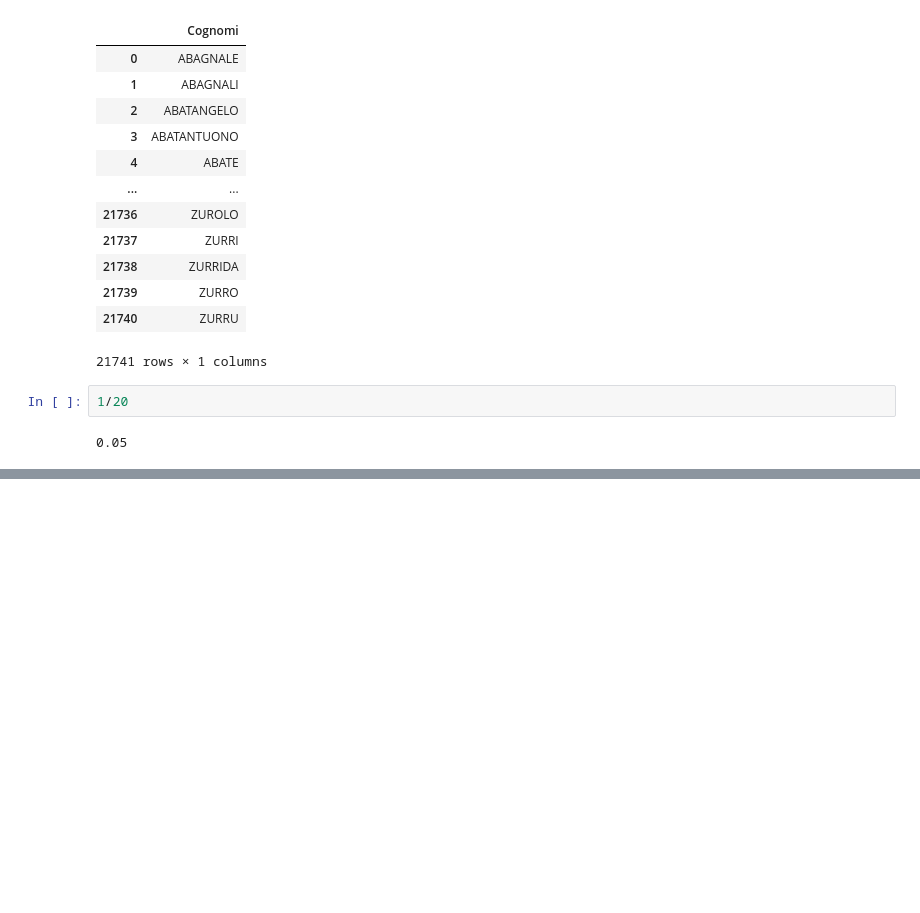
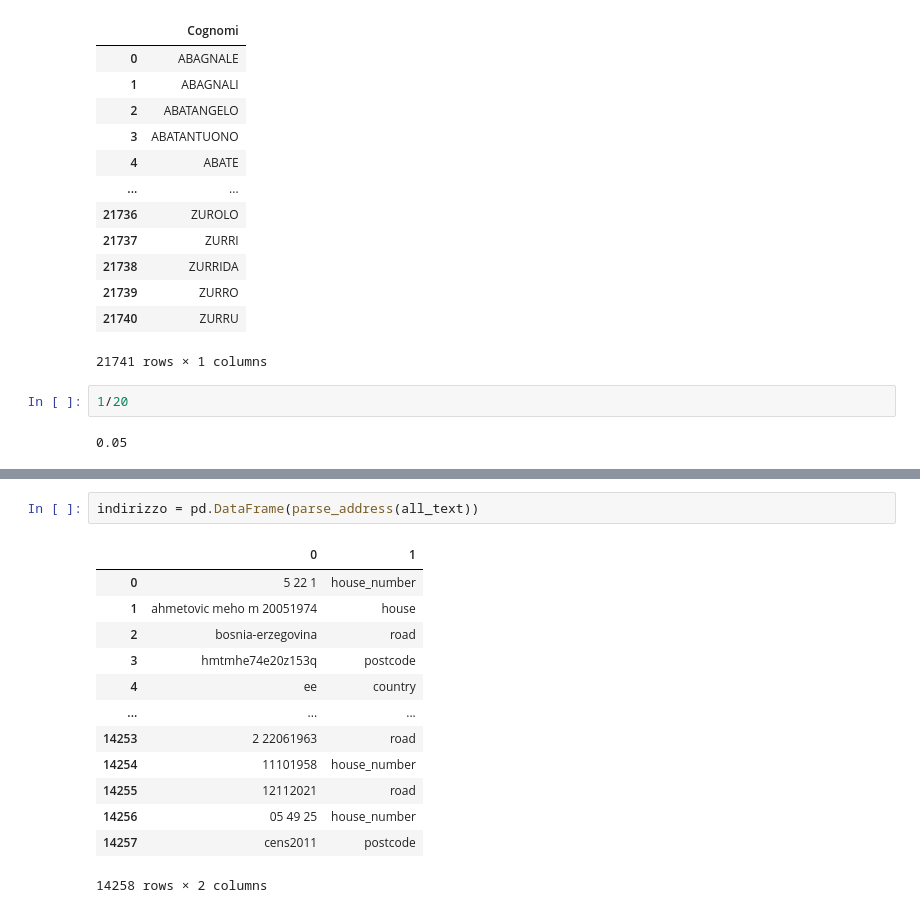
Before and after one commit to sergiorolnic/anonim, a Jupyter notebook: Spacy.ipynb, the cells around one changed output, grey strips where cells are left out. Cells and saved outputs as stored; diff of their text form; blank space fills up the shorter version.

```diff
--- a/Spacy.ipynb
+++ b/Spacy.ipynb
@@ -583,0 +732,16 @@ for index, row in data.iterrows():
+# %%
+indirizzo = pd.DataFrame(parse_address(all_text))
+# %% [output]
+|  | 0 | 1 |
+| 0 | 5 22 1 | house_number |
+| 1 | ahmetovic meho m 20051974 | house |
+| 2 | bosnia-erzegovina | road |
+| 3 | hmtmhe74e20z153q | postcode |
+| 4 | ee | country |
+| ... | ... | ... |
+| 14253 | 2 22061963 | road |
+| 14254 | 11101958 | house_number |
+| 14255 | 12112021 | road |
+| 14256 | 05 49 25 | house_number |
+| 14257 | cens2011 | postcode |
+14258 rows × 2 columns
```
Also changed, not shown: parts of 34 cells of this notebook.
